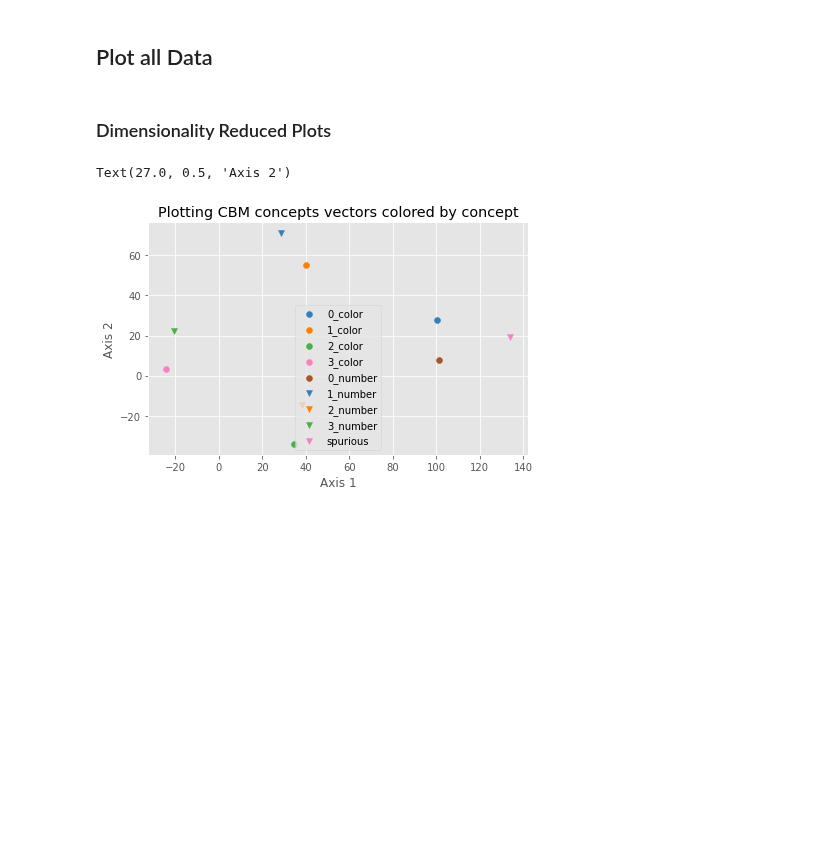
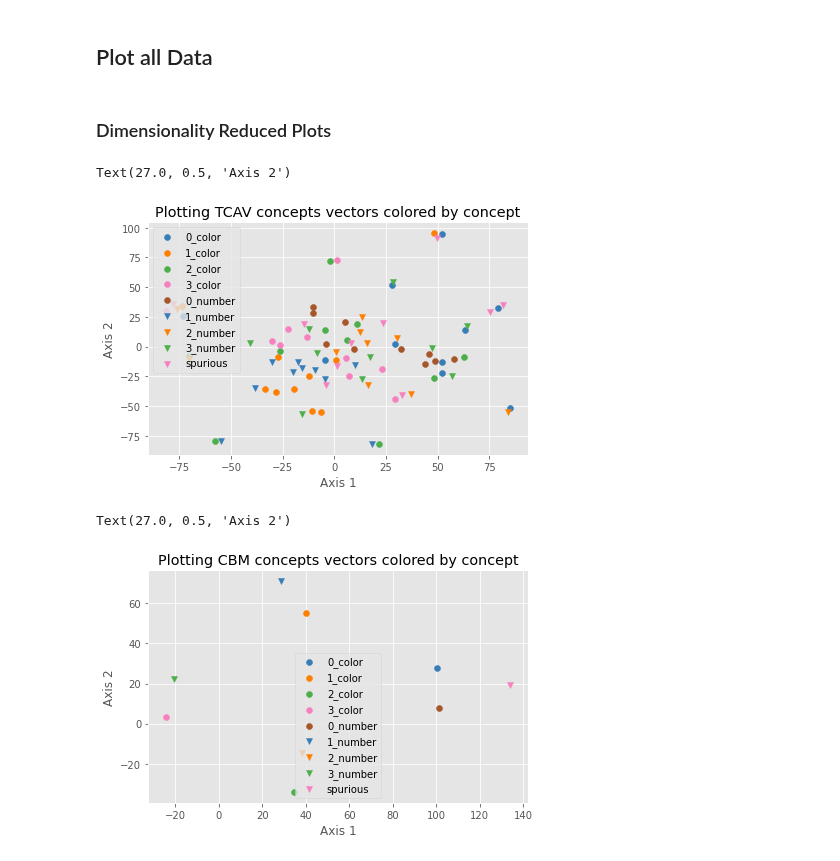
Before and after one commit to naveenr414/Concept-Learning, a Jupyter notebook: scripts/Concept Exploration MNIST.ipynb, the cells around one changed output. Cells and saved outputs as stored; diff of their text form; code cells hidden in the pictures; blank space fills up the shorter version.

```diff
--- a/scripts/Concept Exploration MNIST.ipynb
+++ b/scripts/Concept Exploration MNIST.ipynb
@@ -27,3 +29,18 @@ analyzed_attributes += ["spurious"]
+# %%
+concept_vectors_tcav = []
+concept_metadata_tcav = []
+# %%
+bottlenecks = ["mixed4c"]
+experiments_per_concept = 10
+# %%
+for attribute in analyzed_attributes:
+    tcav_vectors, tcav_metadata = load_tcav_vectors(attribute,bottlenecks)
+    assert len(tcav_metadata) == experiments_per_concept
+    concept_vectors_tcav+=list(tcav_vectors)
+    concept_metadata_tcav+=tcav_metadata
+concept_vectors_tcav = np.array(concept_vectors_tcav)
+# %%
+label_by_concept_tcav = [i['concept'] for i in concept_metadata_tcav]
 # %% [markdown]
 ## Retrieve CBM Concept Vectors (from labels)
 # %%
@@ -41,6 +58,15 @@ label_by_concept_cbm = [i['concept'] for i in concept_metadata_cbm]
 ## Plot all Data
 # %% [markdown]
 ### Dimensionality Reduced Plots
+# %%
+plt.title("Plotting TCAV concepts vectors colored by concept")
+plt.tight_layout()
+plot_tsne(concept_vectors_tcav,label_by_concept_tcav)
+plt.xlabel("Axis 1")
+plt.ylabel("Axis 2")
+# %% [output]
+Text(27.0, 0.5, 'Axis 2')
+[figure, added]
 # %%
 plt.title("Plotting CBM concepts vectors colored by concept")
 plt.tight_layout()
```
Also changed, not shown: parts of 2 cells of this notebook, 6 other files.
